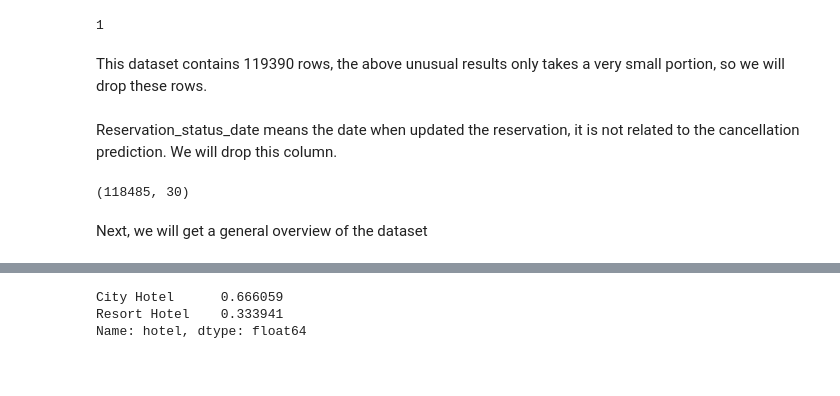
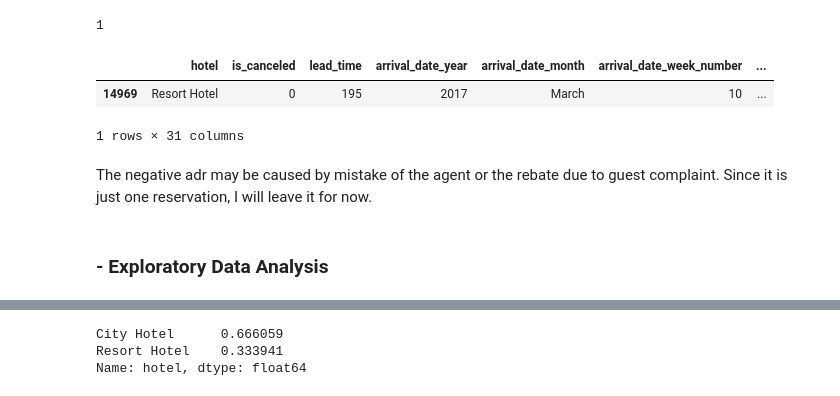
Before and after one commit to mengxuanlu/Hotel-Booking-Data-Analysis, a Jupyter notebook: Hotel Booking Data.ipynb, the cells around one changed output, grey strips where cells are left out. Drawn from its saved outputs; the diff is of its cells as text; code cells hidden in the pictures; blank space fills up the shorter version.

```diff
--- a/Hotel Booking Data.ipynb
+++ b/Hotel Booking Data.ipynb
@@ -191,5 +234,3 @@ htl_data[htl_data['children'] == 10].count()['children']
 htl_data[htl_data['adr'] < 0 ].count()['adr']
 # %% [output]
 1
-# %% [markdown]
-This dataset contains 119390 rows, the above unusual results only takes a very small portion, so we will drop these rows.
@@ -213,6 +237,7 @@ drop_rows(indexNames4)
 # %%
-# drop the row with negative adr
-indexNames5 = htl_data[htl_data['adr'] < 0].index
-drop_rows(indexNames5)
+# locate reservation with negative adr
+htl_data.loc[htl_data['adr']<0]
+# %% [output]
+|  | hotel | is_canceled | lead_time | arrival_date_year | arrival_date_month | arrival_date_week_number | ... |
+| 14969 | Resort Hotel | 0 | 195 | 2017 | March | 10 | ... |
+1 rows × 31 columns
-# %% [markdown]
-Reservation_status_date means the date when updated the reservation, it is not related to the cancellation prediction. We will drop this column.
@@ -222,7 +244,5 @@ del htl_data['reservation_status_date']
-# %%
-htl_data.shape
-# %% [output]
-(118485, 30)
-# %% [markdown]
-Next, we will get a general overview of the dataset
+# %% [markdown]
+The negative adr may be caused by mistake of the agent or the rebate due to guest complaint. Since it is just one reservation, I will leave it for now.
+# %% [markdown]
+### - Exploratory Data Analysis
 # %%
```
Also changed, not shown: parts of 45 cells of this notebook.
